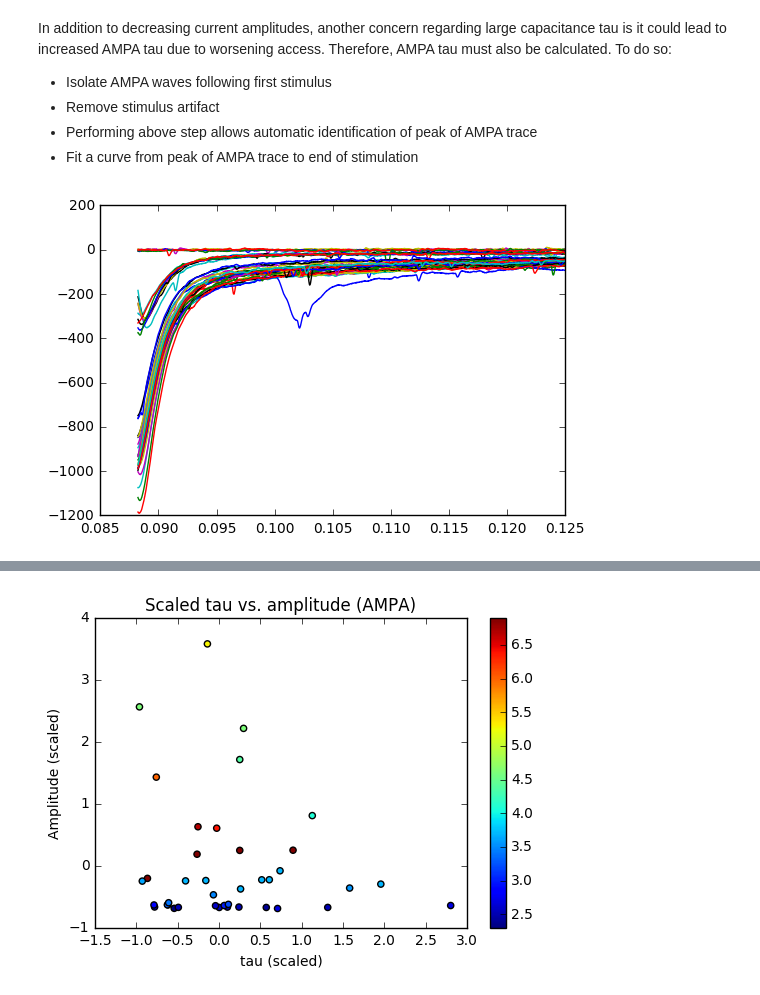
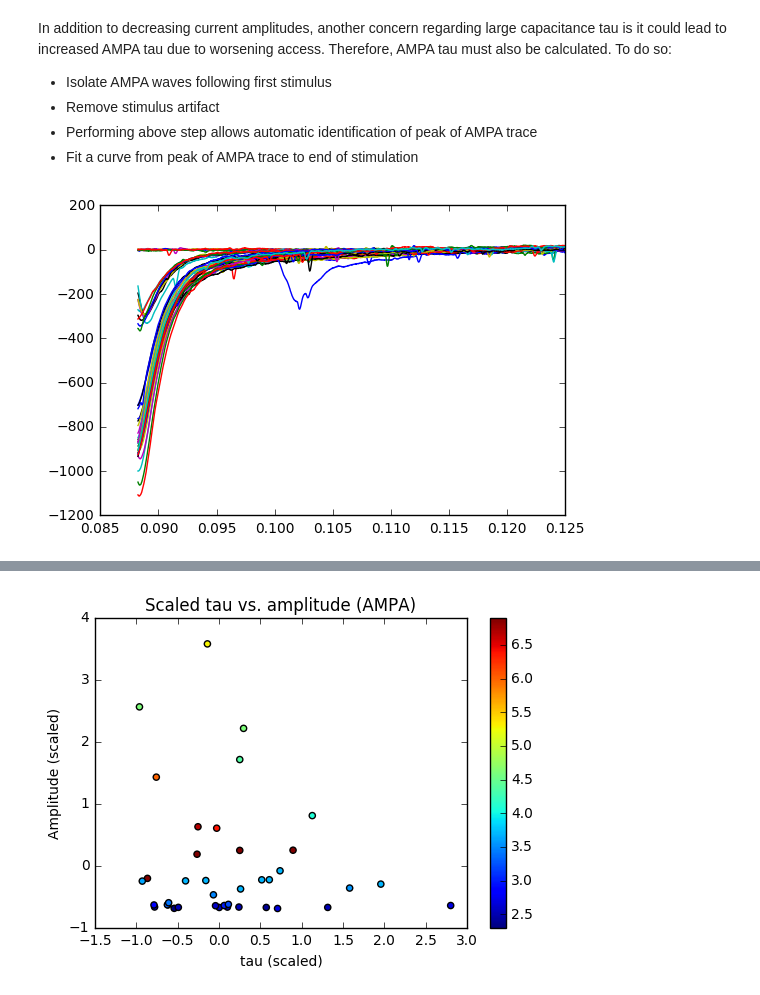
Before and after one commit to yuwie10/ephysAnalysis, a Jupyter notebook: ephysAnalysis2.ipynb, the cells around one changed output, grey strips where cells are left out. Cells and saved outputs as stored; diff of their text form; code cells hidden in the pictures.

Commit message:
Converted to underscore convention, processing AMPA traces for curve fitting

```diff
--- a/ephysAnalysis2.ipynb
+++ b/ephysAnalysis2.ipynb
@@ -41,8 +41,8 @@ tauThreshold = 0.001
 ###Loop over all files in a folder to run automatically
 
 #load excel file
-waveInfo = pd.read_excel('2016.10.26_Cell1.xlsx')
-waveInfo.head()
+wave_info = pd.read_excel('2016.10.26_Cell1.xlsx')
+wave_info.head()
 # %% [output]
 |  | waveNum | waveName | stimInt | notes |
 | 0 | 1 | w7 | 40.0 | noBic |
@@ -53,24 +53,24 @@ waveInfo.head()
 # %%
 #cell information
 date = '2016.10.26'
-cellNum = 1
+cell_num = 1
 age = 15
 
 #Load csv
 igor = pd.read_csv('igorForPython.csv', index_col = 0)
 
-def selectWaves(df):
+def select_waves(df):
     '''Takes the data frame of raw igor traces and:
     1) indexes waves by wave names (info from excel file)
     2) removes traces with NaN values'''
-    igorWaves = df.pivot(index='sec', columns='id', values='pA')
-    waves = igorWaves.filter(waveInfo['waveName'])
+    igor_waves = df.pivot(index='sec', columns='id', values='pA')
+    waves = igor_waves.filter(wave_info['waveName'])
     waves = waves.dropna(axis = 0)
     return waves
 
 #Reformat and select waves in waveInfo
-allWaves = selectWaves(igor)
-allWaves.head()
+all_waves = select_waves(igor)
+all_waves.head()
 # %% [output]
 | id | w7 | w8 | w9 | w10 | w11 | w12 | w13 | w14 | w15 | w16 | ... | ... |
 | sec |  |  |  |  |  |  |  |  |  |  |  | ... |
@@ -224,27 +224,32 @@ In addition to decreasing current amplitudes, another concern regarding large ca
 * Performing above step allows automatic identification of peak of AMPA trace
 * Fit a curve from peak of AMPA trace to end of stimulation
 # %%
-def normalizeTraces(df):
+#redefine fxn so that can call time points, because must normalize AMPA decay to zero
+def normalize_traces(df, begin, end):
     '''Normalizes traces to baseline'''
-    baseline = df[endCap:firstArtBegin]
+    baseline = df[begin:end]
     baseline = baseline.dropna(axis = 0)
-    avgBaseline = baseline.apply(np.mean, axis = 0)
-    normalizedTraces = df - avgBaseline
-    return normalizedTraces
+    avg_baseline = baseline.apply(np.mean, axis = 0)
+    normalized_traces = df - avg_baseline
+    return normalized_traces
 
-def removeArtifact(df, begin, end):
+def remove_artifact(df, begin, end):
     '''Removes stimulus artifact'''
     df[begin:end] = np.nan
     return df
 
-normalizedAMPA = normalizeTraces(allWaves[allWaves.columns[::2]])[firstStimBegin:firstStimEnd]
-normalizedAMPA = removeArtifact(normalizedAMPA, firstArtBegin, firstArtEnd)
+#Find timepoint to normalize to AMPA decay baseline
+begin_AMPA_baseline = (first_stim_end - first_stim_begin) / 2
 
-#identify cutoff for curve fitting
-beginAMPAcurve = normalizedAMPA.idxmin().median()
-AMPAcurveToFit = normalizedAMPA[beginAMPAcurve:firstStimEnd]
+normalized_AMPA = normalize_traces(all_waves[all_waves.columns[::2]],
+                                 begin_AMPA_baseline, first_stim_end)[first_stim_begin:first_stim_end]
+normalized_AMPA = remove_artifact(normalized_AMPA, first_art_begin, first_art_end)
 
-plt.plot(AMPAcurveToFit)
+#identify cutoff for curve fitting automatically
+begin_AMPA_curve = normalized_AMPA.idxmin().median()
+AMPA_curve_to_fit = normalized_AMPA[begin_AMPA_curve:first_stim_end]
+
+plt.plot(AMPA_curve_to_fit)
 plt.show();
 # %% [output]
-[figure, old version]
+[figure, new version]
```
Also changed, not shown: parts of 20 cells of this notebook.
